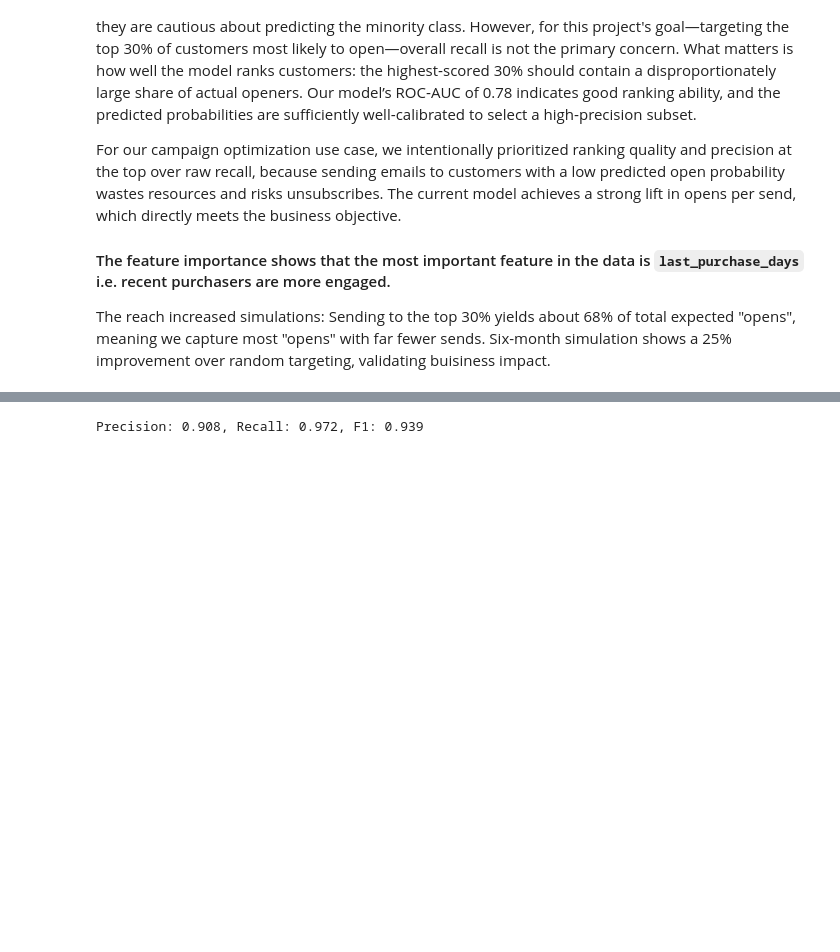
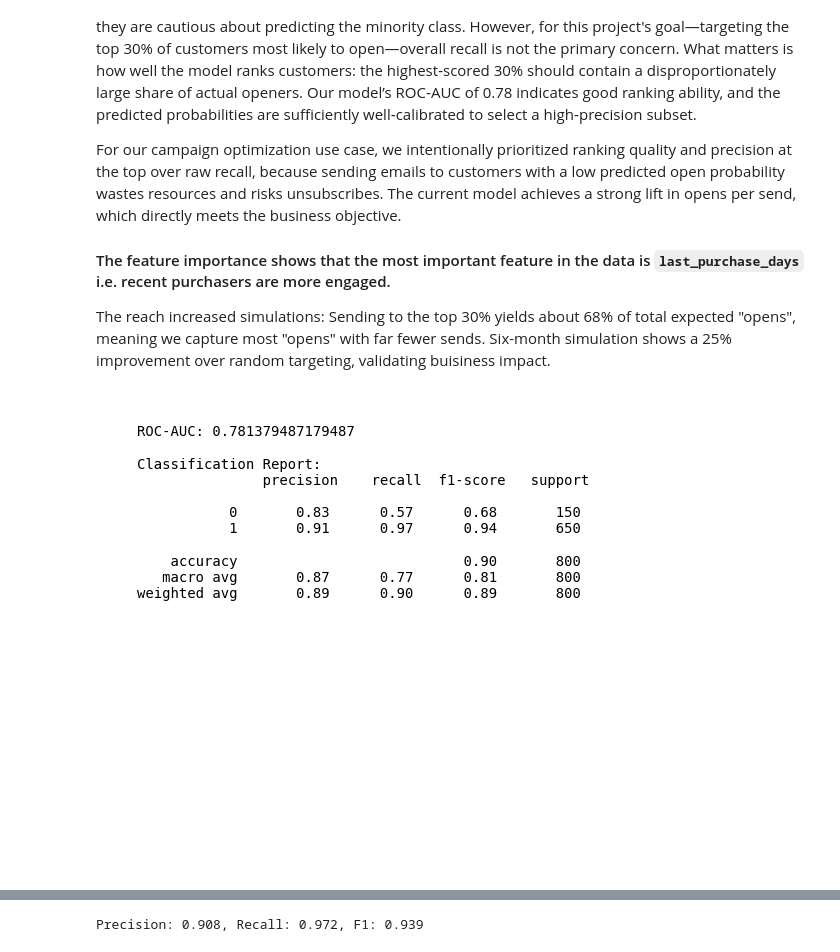
Before and after one commit to AugustAllYear/Propensity-Based_Audience_Optimization, a Jupyter notebook: Modeling.ipynb, the cells around one changed output, grey strips where cells are left out. Saved outputs shown, nothing was run; the diff lists cells and outputs as text; code cells hidden in the pictures; blank space fills up the shorter version.

Commit message:
Added visualizations

```diff
--- a/Modeling.ipynb
+++ b/Modeling.ipynb
@@ -235,3 +236,23 @@ For our campaign optimization use case, we intentionally prioritized ranking qua
 #### The feature importance shows that the most important feature in the data is `last_purchase_days` i.e. recent purchasers are more engaged.
 
 The reach increased simulations: Sending to the top 30% yields about 68% of total expected "opens", meaning we capture most "opens" with far fewer sends. Six-month simulation shows a 25% improvement over random targeting, validating buisiness impact.
+# %%
+# Capture print output
+old_stdout = sys.stdout
+sys.stdout = buffer = io.StringIO()
+
+print("ROC-AUC:", roc_auc_score(y_test, y_proba))
+print("\nClassification Report:\n", classification_report(y_test, y_pred))
+
+sys.stdout = old_stdout
+captured_text = buffer.getvalue()
+
+# Save as PNG
+fig, ax = plt.subplots(figsize=(8, 6))
+ax.axis('off')
+ax.text(0.05, 0.95, captured_text, transform=ax.transAxes,
+        fontfamily='monospace', fontsize=10, verticalalignment='top')
+plt.savefig('images/Score_metrics.png', dpi=150, bbox_inches='tight')
+plt.show()
+# %% [output]
+[figure, added]
```
Also changed, not shown: parts of 15 cells of this notebook, 8 other files.
